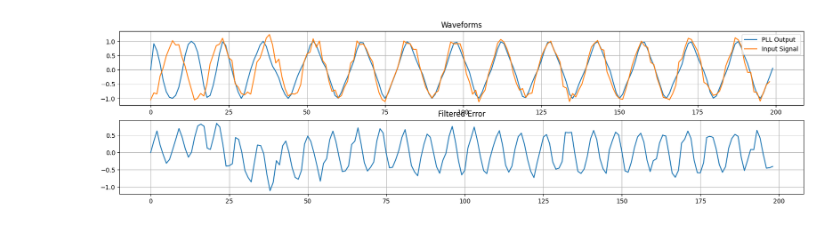
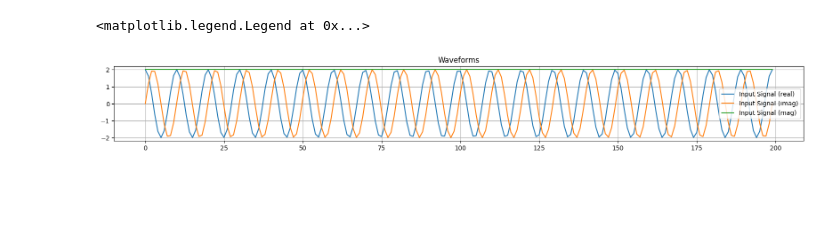
Before and after one commit to stevester94/notebooks, a Jupyter notebook: PLL.ipynb, the cells around one changed output. Cells and saved outputs as stored; diff of their text form; code cells hidden in the pictures; blank space fills up the shorter version.

```diff
--- a/PLL.ipynb
+++ b/PLL.ipynb
@@ -70,52 +70,62 @@ class PhaseLockedLoop:
         _cos_out = np.cos( self.theta + _phase_estimate )
 
         self.last_sin_out = _sin_out
 
         return _cos_out, _sin_out, _e_D
 k = 1
 N = 15
 K_p = 0.2667
 K_i = 0.0178
 K_0 = 1
 
-t = np.arange( 199, dtype=int )
-input_signal = np.cos(2*np.pi*(k/N)*t + np.random.normal(0, 0.1, size=len(t)) + np.pi) # Sprinkle in phase noise
-input_signal +=  np.random.normal(0, 0.1, size=len(t)) # AWGN
+fs = 100
+duration_secs = 2
+t = np.linspace(0,duration_secs, int(duration_secs*fs))
 
-e_D = [] #phase-error output
-cos_out = [0]
+in_A      = 2
+in_f_Hz   = 10
+in_phi    = 0
+in_sig    = in_A * np.exp( 2j * np.pi * in_f_Hz * t + in_phi)
+
+
+# input_signal = np.cos(2*np.pi*(k/N)*t + np.random.normal(0, 0.1, size=len(t)) + np.pi) # Sprinkle in phase noise
+# input_signal +=  np.random.normal(0, 0.1, size=len(t)) # AWGN
+
+# e_D = [] #phase-error output
+# cos_out = [0]
 
 
 
-pll = PhaseLockedLoop( K_i, K_p, K_0, k/N )
-for n in range(199):
-    _cos_out, _sin_out, _e_D = pll.proc( input_signal[n] )
+# pll = PhaseLockedLoop( K_i, K_p, K_0, k/N )
+# for n in range(199):
+#     _cos_out, _sin_out, _e_D = pll.proc( input_signal[n] )
 
-    cos_out.append( _cos_out )
-    e_D.append( _e_D )
+#     cos_out.append( _cos_out )
+#     e_D.append( _e_D )
 
 
 
 # Create a Figure
 fig = plt.figure()
 fig.set_figheight(10)
 fig.set_figwidth(20)
 
 # Set up Axes
 ax1 = fig.add_subplot(411)
-ax1.plot(cos_out, label='PLL Output')
-plt.grid()
-ax1.plot(input_signal, label='Input Signal')
-plt.legend()
+# ax1.plot(cos_out, label='PLL Output')
+ax1.plot(in_sig.real, label='Input Signal (real)')
+ax1.plot(in_sig.imag, label='Input Signal (imag)')
+ax1.plot(np.abs(in_sig), label='Input Signal (mag)')
 ax1.set_title('Waveforms')
 
-# Show the plot
-#plt.show()
+plt.grid()
+plt.legend()
 
-ax2 = fig.add_subplot(412)
-ax2.plot( e_D )
-plt.grid()
-ax2.set_title('Filtered Error')
-plt.show()
+# ax2 = fig.add_subplot(412)
+# ax2.plot( e_D )
+# plt.grid()
+# ax2.set_title('Filtered Error')
+# plt.show()
 # %% [output]
+<matplotlib.legend.Legend at 0x...>
-[figure, old version]
+[figure, new version]
```
Also changed, not shown: 1 other file.
